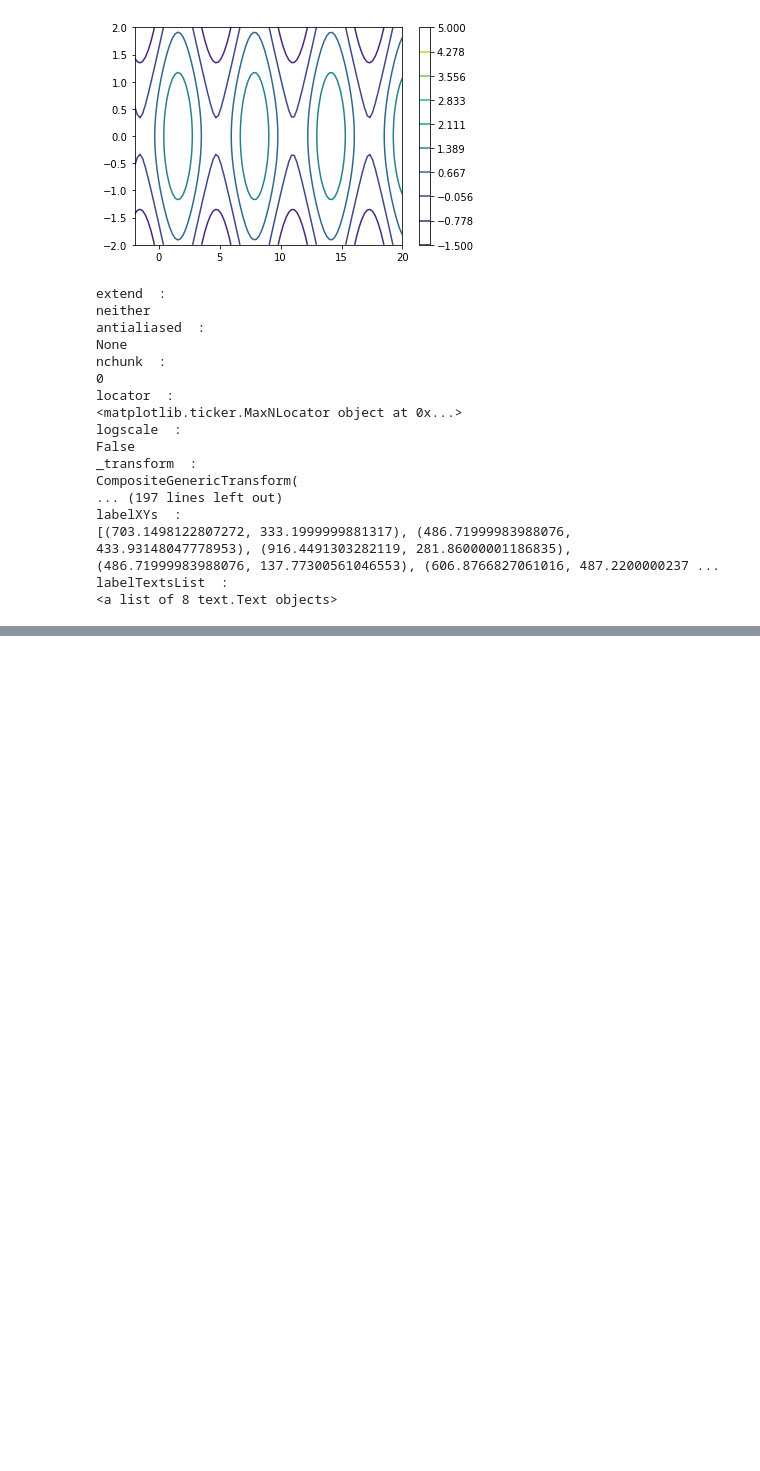
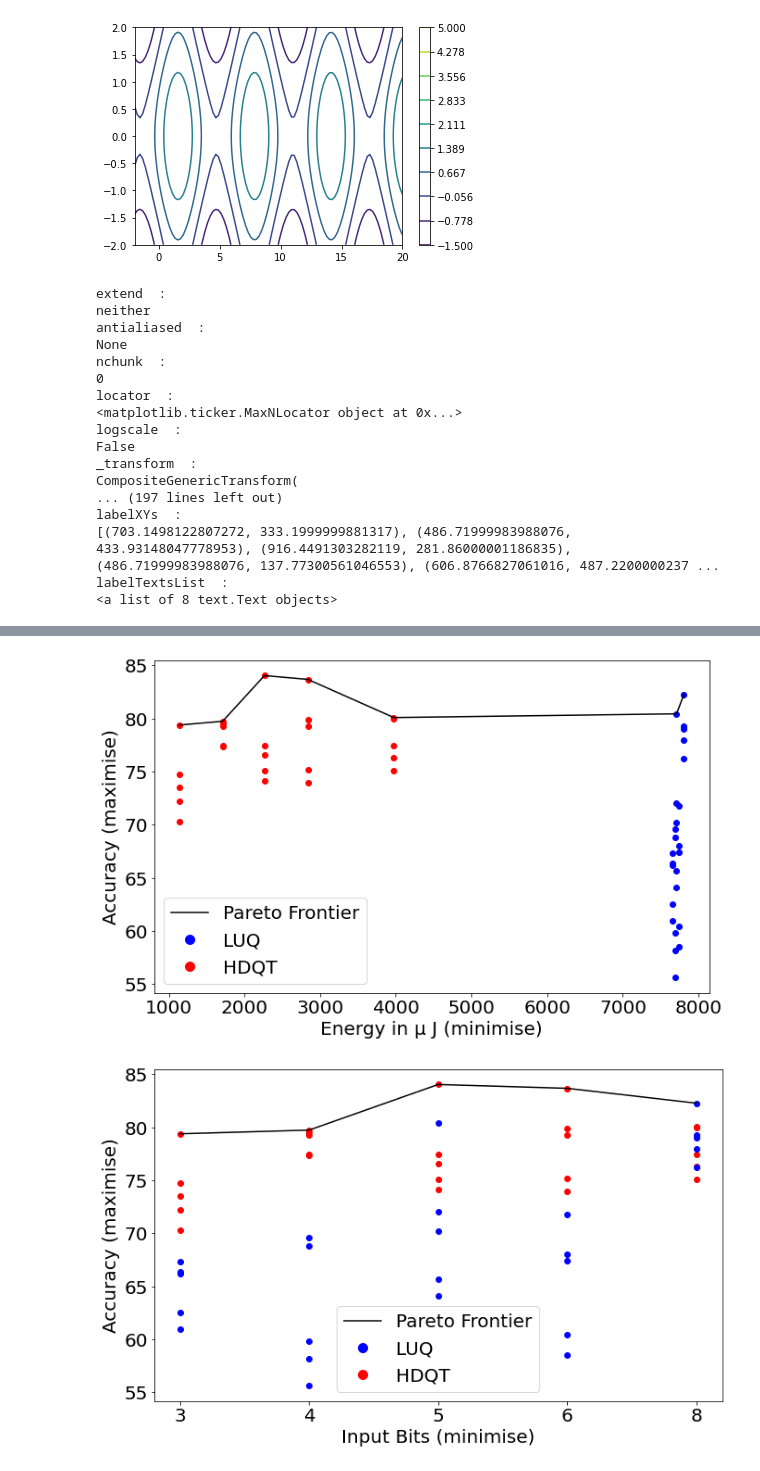
Before and after one commit to Intelligent-Microsystems-Lab/QuantizedCIL, a Jupyter notebook: figures/plotting.ipynb, the cells around one changed output, grey strips where cells are left out. Saved outputs shown, nothing was run; the diff lists cells and outputs as text; code cells hidden in the pictures; blank space fills up the shorter version.

```diff
--- a/figures/plotting.ipynb
+++ b/figures/plotting.ipynb
@@ -2922,0 +3174,78 @@ labelTextsList  :
+# %%
+fig, ax = plt.subplots(nrows=1, ncols=1, figsize=(length, width))
+max_line = {}
+for i, pairs in enumerate([ours_tpu_combs_t5, Luq_tpu_combs_t5]):
+  for key in pairs:
+    x = [pair[1] for pair in pairs[key]]
+    y = [pair[0] for pair in pairs[key]]
+    # x = [pairs[key][1] for key in pairs]
+    # x = [key[0] for key in pairs]
+    # y = [pairs[key][0] for key in pairs]
+
+
+  # ax.scatter(x, y, label=[["HDQT ", "LUQ "][i] + key for key in pairs])
+
+    ax.scatter(x, y, color=["red", "blue"][i] #label=["HDQT ", "LUQ "][i]
+               )
+    for pair in zip(x, y):
+      if i == 1 and pair[1] < 75:
+        continue
+      if pair[0] not in max_line:
+        max_line[pair[0]] = pair[1]
+      else:
+        max_line[pair[0]] = max(max_line[pair[0]], pair[1])
+ax.plot(max_line.keys(), max_line.values(), label="Pareto Frontier", color="black")#
+# add legend with blue "LUQ" and red "HDQT"
+# Create proxy artists for legend
+luq_proxy = Line2D([], [], marker='o', color='blue', markersize=10, linestyle='None', label='LUQ')
+hdqt_proxy = Line2D([], [], marker='o', color='red', markersize=10, linestyle='None', label='HDQT')
+existing_handles, existing_labels = ax.get_legend_handles_labels()
+all_handles = existing_handles + [luq_proxy, hdqt_proxy]
+all_labels = existing_labels + ["LUQ", "HDQT"]
+ax.legend(handles=all_handles, labels=all_labels, fontsize=fontsize)
+ax.set_xlabel("Energy in µ J (minimise)", fontsize=fontsize)
+ax.set_ylabel("Accuracy (maximise)", fontsize=fontsize)
+# plt.title("iCaRL TPU Energy", fontsize=fontsize)
+plt.xticks(fontsize=fontsize)
+plt.yticks(fontsize=fontsize)
+plt.tight_layout()
+plt.savefig("pareto_energy_tpu.png")
+plt.show()
+
+fig, ax = plt.subplots(nrows=1, ncols=1, figsize=(length, width))
+max_line = {}
+for i, pairs in enumerate([ours_tpu_combs_t5, Luq_tpu_combs_t5]):
+  # x = [pairs[key][1] for key in pairs]
+  # x = [key[0] for key in pairs]
+  # y = [pairs[key][0] for key in pairs]
+
+  for key in pairs:
+    x = [key[0] for pair in pairs[key]]
+    y = [pair[0] for pair in pairs[key]]
+
+
+  # ax.scatter(x, y, label=[["HDQT ", "LUQ "][i] + key for key in pairs])
+    ax.scatter(x, y,  color=["red", "blue"][i])
+    for pair in zip(x, y):
+      if pair[0] not in max_line:
+        max_line[pair[0]] = pair[1]
+      else:
+        max_line[pair[0]] = max(max_line[pair[0]], pair[1])
+ax.plot(max_line.keys(), max_line.values(), label="Pareto Frontier", color="black")#
+uq_proxy = Line2D([], [], marker='o', color='blue', markersize=10, linestyle='None', label='LUQ')
+hdqt_proxy = Line2D([], [], marker='o', color='red', markersize=10, linestyle='None', label='HDQT')
+existing_handles, existing_labels = ax.get_legend_handles_labels()
+all_handles = existing_handles + [luq_proxy, hdqt_proxy]
+all_labels = existing_labels + ["LUQ", "HDQT"]
+ax.legend(handles=all_handles, labels=all_labels, fontsize=fontsize)
+ax.set_xlabel("Input Bits (minimise)", fontsize=fontsize)
+ax.set_ylabel("Accuracy (maximise)", fontsize=fontsize)
+plt.xticks(fontsize=fontsize)
+plt.yticks(fontsize=fontsize)
+# plt.title("iCaRL TPU Bits", fontsize=fontsize)
+plt.tight_layout()
+plt.savefig("pareto_bits_tpu.png")
+plt.show()
+# %% [output]
+[figure, added]
+[figure, added]
```
Also changed, not shown: parts of 12 cells of this notebook, 1 other file.
